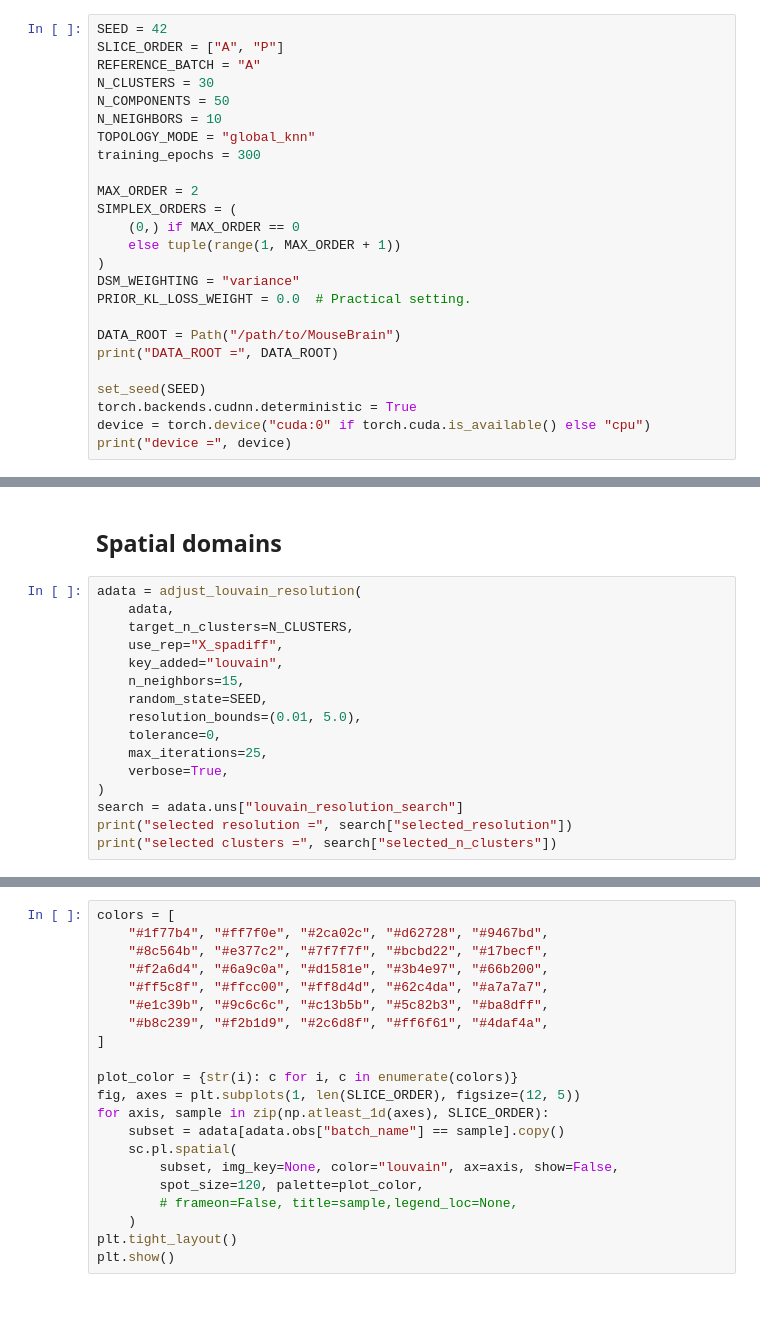
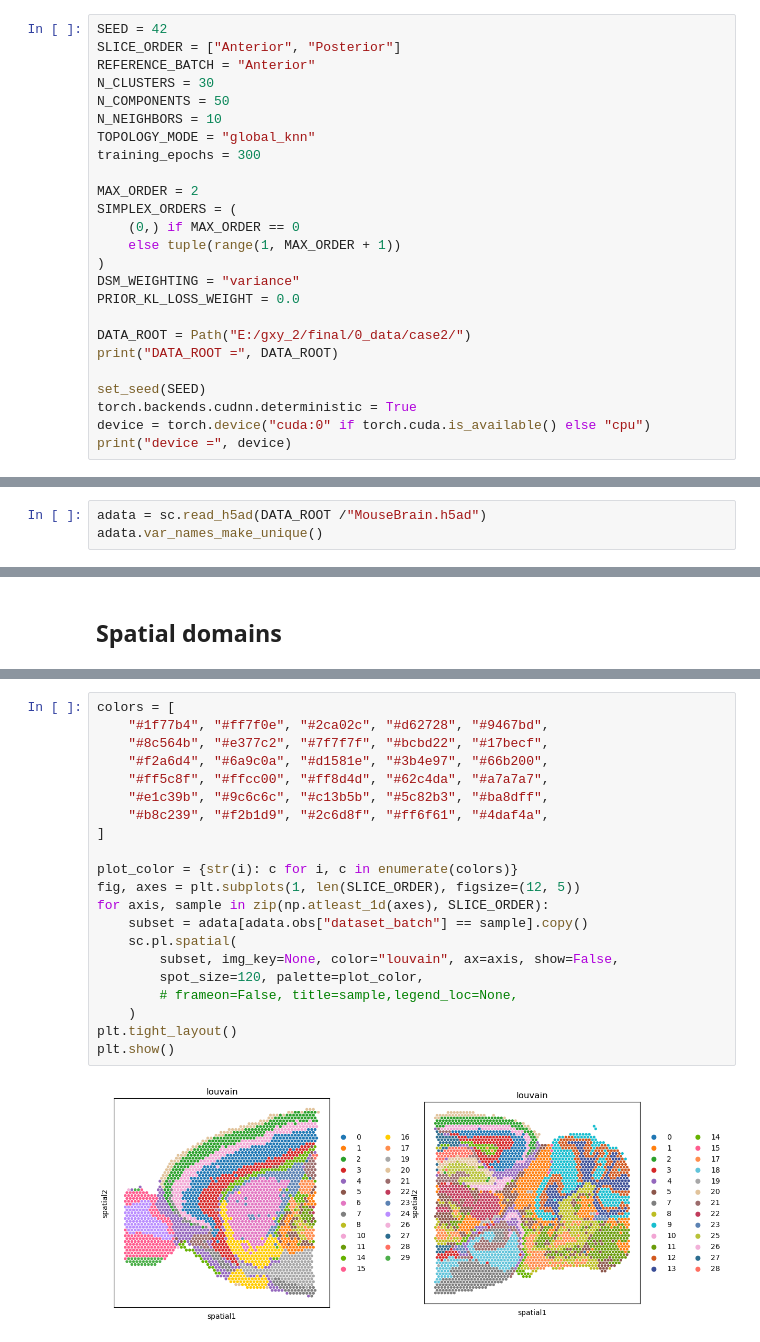
Before and after one commit to xy-geng/SpaDiff, a Jupyter notebook: docs/source/tutorial/02_MouseBrain/2-Mousebrain.ipynb, the cells around one changed output, grey strips where cells are left out. Saved outputs shown, nothing was run; the diff lists cells and outputs as text; blank space fills up the shorter version.

```diff
--- a/docs/source/tutorial/02_MouseBrain/2-Mousebrain.ipynb
+++ b/docs/source/tutorial/02_MouseBrain/2-Mousebrain.ipynb
@@ -23,8 +23,8 @@ import SpaDiff as sd
 from SpaDiff.utils import adjust_louvain_resolution, set_seed
 # %%
 SEED = 42
-SLICE_ORDER = ["A", "P"]
-REFERENCE_BATCH = "A"
+SLICE_ORDER = ["Anterior", "Posterior"]
+REFERENCE_BATCH = "Anterior"
 N_CLUSTERS = 30
 N_COMPONENTS = 50
 N_NEIGHBORS = 10
@@ -37,9 +37,9 @@ SIMPLEX_ORDERS = (
     else tuple(range(1, MAX_ORDER + 1))
 )
 DSM_WEIGHTING = "variance"
-PRIOR_KL_LOSS_WEIGHT = 0.0  # Practical setting.
+PRIOR_KL_LOSS_WEIGHT = 0.0
 
-DATA_ROOT = Path("/path/to/MouseBrain")
+DATA_ROOT = Path("E:/gxy_2/final/0_data/case2/")
 print("DATA_ROOT =", DATA_ROOT)
 
 set_seed(SEED)
@@ -66,3 +54,6 @@ print(adata.obs["batch_name"].value_counts())
+# %%
+adata = sc.read_h5ad(DATA_ROOT /"MouseBrain.h5ad")
+adata.var_names_make_unique()
 # %% [markdown]
 ## Preprocessing
 # %%
@@ -122,19 +116,3 @@ adata = model.fit_transform(
 )
 # %% [markdown]
 ## Spatial domains
-# %%
-adata = adjust_louvain_resolution(
-    adata,
-    target_n_clusters=N_CLUSTERS,
-    use_rep="X_spadiff",
-    key_added="louvain",
-    n_neighbors=15,
-    random_state=SEED,
-    resolution_bounds=(0.01, 5.0),
-    tolerance=0,
-    max_iterations=25,
-    verbose=True,
-)
-search = adata.uns["louvain_resolution_search"]
-print("selected resolution =", search["selected_resolution"])
-print("selected clusters =", search["selected_n_clusters"])
@@ -141,24 +122,26 @@ print("selected clusters =", search["selected_n_clusters"])
 # %%
 colors = [
     "#1f77b4", "#ff7f0e", "#2ca02c", "#d62728", "#9467bd",
     "#8c564b", "#e377c2", "#7f7f7f", "#bcbd22", "#17becf",
     "#f2a6d4", "#6a9c0a", "#d1581e", "#3b4e97", "#66b200",
     "#ff5c8f", "#ffcc00", "#ff8d4d", "#62c4da", "#a7a7a7",
     "#e1c39b", "#9c6c6c", "#c13b5b", "#5c82b3", "#ba8dff",
     "#b8c239", "#f2b1d9", "#2c6d8f", "#ff6f61", "#4daf4a",
 ]
 
 plot_color = {str(i): c for i, c in enumerate(colors)}
 fig, axes = plt.subplots(1, len(SLICE_ORDER), figsize=(12, 5))
 for axis, sample in zip(np.atleast_1d(axes), SLICE_ORDER):
-    subset = adata[adata.obs["batch_name"] == sample].copy()
+    subset = adata[adata.obs["dataset_batch"] == sample].copy()
     sc.pl.spatial(
         subset, img_key=None, color="louvain", ax=axis, show=False,
         spot_size=120, palette=plot_color,
         # frameon=False, title=sample,legend_loc=None,
     )
 plt.tight_layout()
 plt.show()
+# %% [output]
+[figure, added]
 # %%
 sc.tl.umap(adata, random_state=SEED)
 sc.pl.umap(
```
Also changed, not shown: parts of 7 cells of this notebook, 5 other files.
